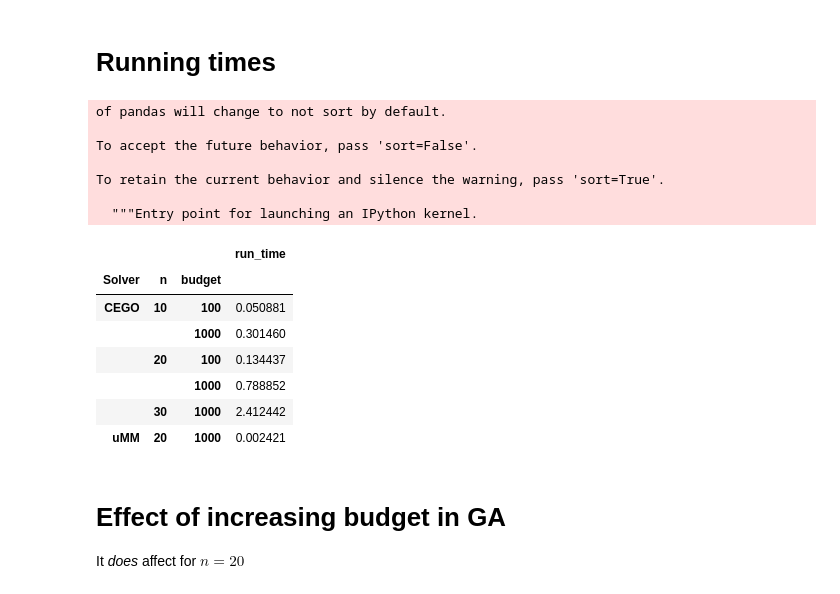
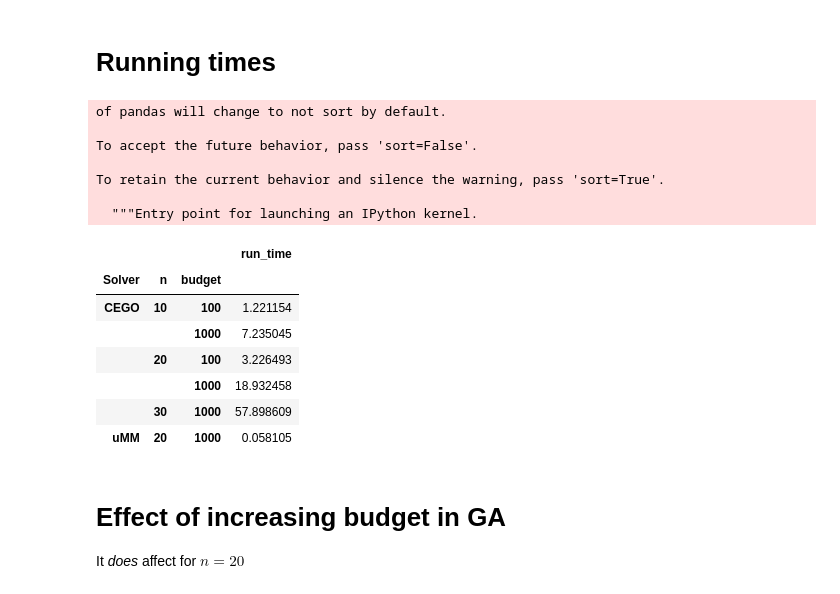
Before and after one commit to ekhiru/BB_optim, a Jupyter notebook: bayes optimizatin.ipynb, the cells around one changed output. Saved outputs shown, nothing was run; the diff lists cells and outputs as text; code cells hidden in the pictures.

```diff
--- a/bayes optimizatin.ipynb
+++ b/bayes optimizatin.ipynb
@@ -183,24 +200,24 @@ To retain the current behavior and silence the warning, pass 'sort=True'.
 # %%
 df = pd.concat([pd.read_pickle("pickles/"+f) for f in listdir("pickles") if (f.endswith(".pkl")and "Local" not in f)] )
 aux = df[['Solver','run_time','n','budget']].drop_duplicates().copy()
 aux.loc[aux.Solver.str.contains("uMM"),'Solver'] = "uMM"
-aux.groupby(['Solver','n','budget']).mean()/3600/24 # dias
+aux.groupby(['Solver','n','budget']).mean()/3600
 # %% [output]
 of pandas will change to not sort by default.
 
 To accept the future behavior, pass 'sort=False'.
 
 To retain the current behavior and silence the warning, pass 'sort=True'.
 
   """Entry point for launching an IPython kernel.
 |  |  |  | run_time |
 | Solver | n | budget |  |
-| CEGO | 10 | 100 | 0.050881 |
-|  |  | 1000 | 0.301460 |
-|  | 20 | 100 | 0.134437 |
-|  |  | 1000 | 0.788852 |
-|  | 30 | 1000 | 2.412442 |
-| uMM | 20 | 1000 | 0.002421 |
+| CEGO | 10 | 100 | 1.221154 |
+|  |  | 1000 | 7.235045 |
+|  | 20 | 100 | 3.226493 |
+|  |  | 1000 | 18.932458 |
+|  | 30 | 1000 | 57.898609 |
+| uMM | 20 | 1000 | 0.058105 |
 # %% [markdown]
 # Effect of increasing budget in GA
 
```
Also changed, not shown: parts of 9 cells of this notebook, 5 other files.
